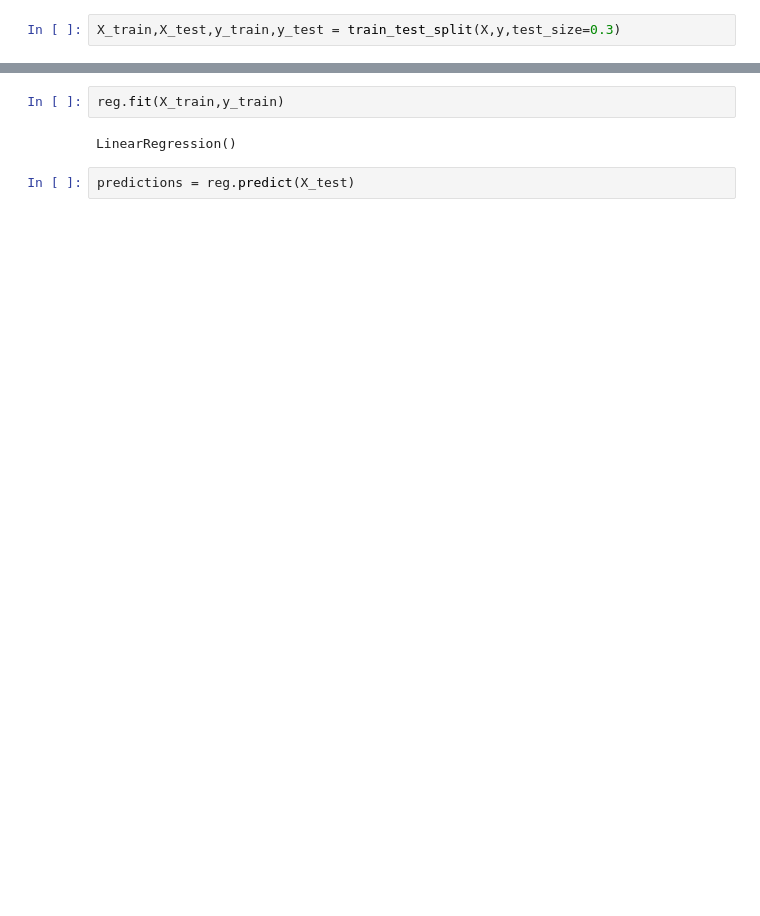
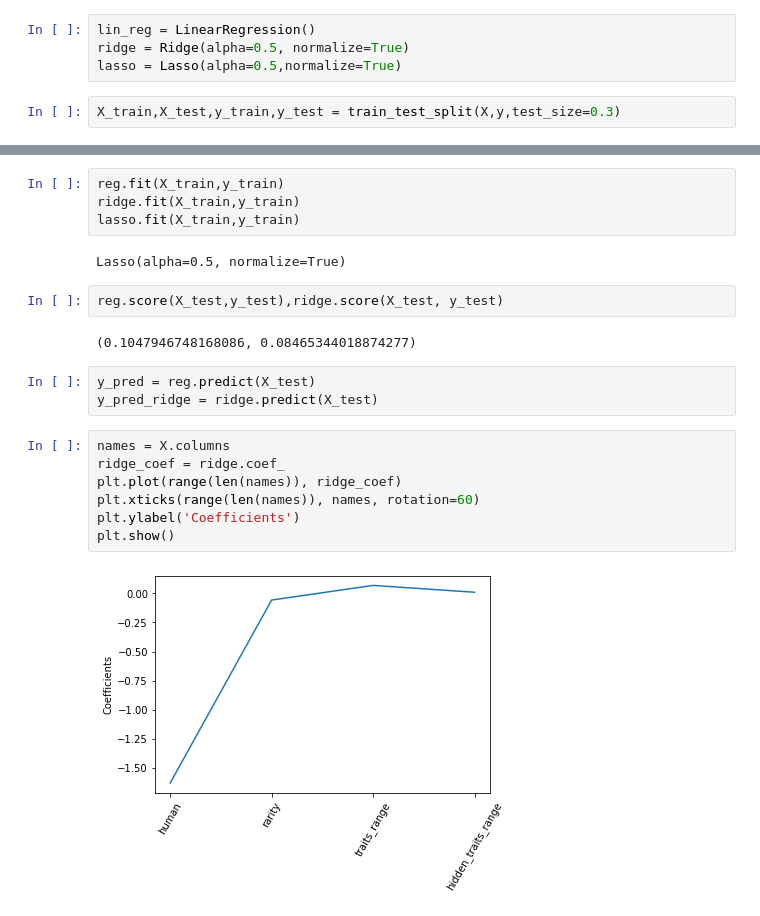
Before and after one commit to ManelForcales/IT_academy_DS_project, a Jupyter notebook: Fase3_ML/Linear_regression.ipynb, the cells around one changed output, grey strips where cells are left out. Cells and saved outputs as stored; diff of their text form; blank space fills up the shorter version.

```diff
--- a/Fase3_ML/Linear_regression.ipynb
+++ b/Fase3_ML/Linear_regression.ipynb
@@ -47,2 +94,6 @@ y = df['avg_sold_price']
+# %%
+lin_reg = LinearRegression()
+ridge = Ridge(alpha=0.5, normalize=True)
+lasso = Lasso(alpha=0.5,normalize=True)
 # %%
 X_train,X_test,y_train,y_test = train_test_split(X,y,test_size=0.3)
@@ -49,6 +116,22 @@ X_train,X_test,y_train,y_test = train_test_split(X,y,test_size=0.3)
 # %%
 reg.fit(X_train,y_train)
+ridge.fit(X_train,y_train)
+lasso.fit(X_train,y_train)
 # %% [output]
-LinearRegression()
+Lasso(alpha=0.5, normalize=True)
+# %%
+reg.score(X_test,y_test),ridge.score(X_test, y_test)
+# %% [output]
+(0.1047946748168086, 0.08465344018874277)
 # %%
-predictions = reg.predict(X_test)
+y_pred = reg.predict(X_test)
+y_pred_ridge = ridge.predict(X_test)
+# %%
+names = X.columns
+ridge_coef = ridge.coef_
+plt.plot(range(len(names)), ridge_coef)
+plt.xticks(range(len(names)), names, rotation=60)
+plt.ylabel('Coefficients')
+plt.show()
+# %% [output]
+[figure, added]
```
Also changed, not shown: parts of 33 cells of this notebook, 3 other files.
